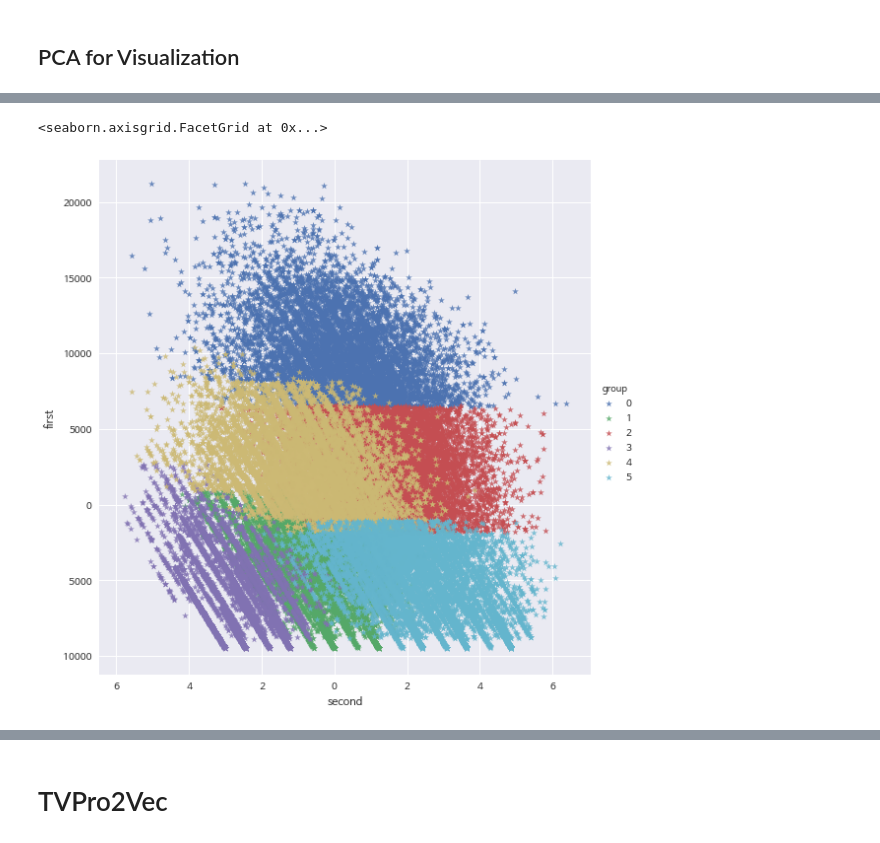
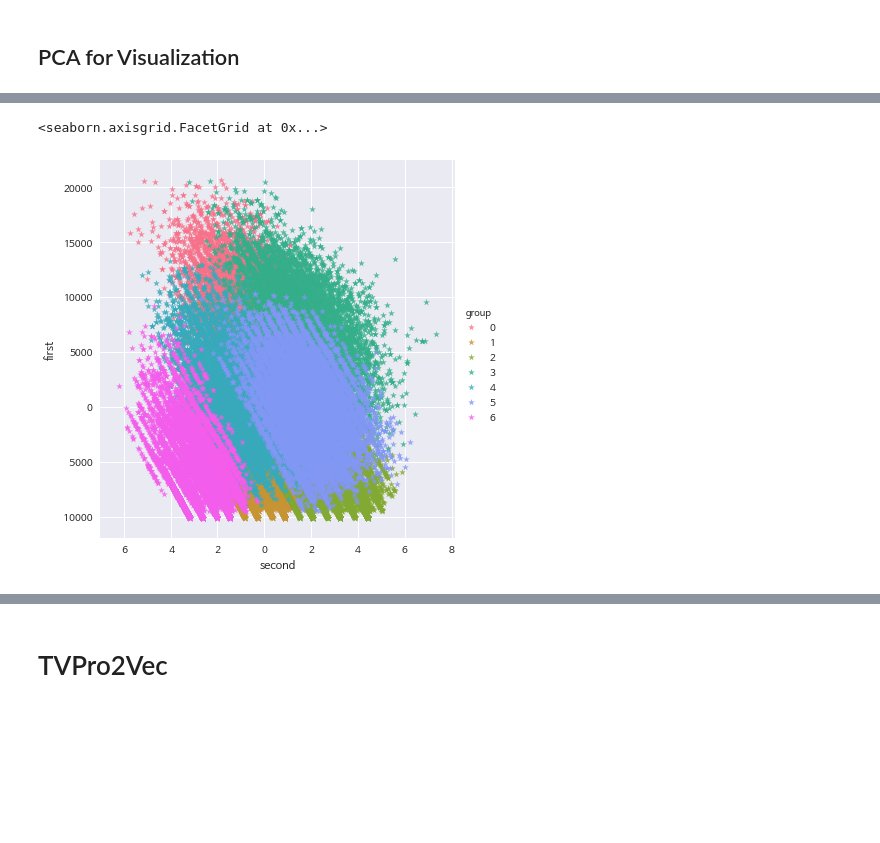
Before and after one commit to ryuqae/SBS, a Jupyter notebook: STEP4_Viewer Clustering.ipynb, the cells around one changed output, grey strips where cells are left out. Cells and saved outputs as stored; diff of their text form; code cells hidden in the pictures; blank space fills up the shorter version.

```diff
--- a/STEP4_Viewer Clustering.ipynb
+++ b/STEP4_Viewer Clustering.ipynb
@@ -57,3 +57,6 @@ prime = tidy_df[(tidy_df.시청시작시간.dt.hour >= 17)
                ].copy()
+# %%
+prime.가중치 = prime.가중치.astype(float)
+prime.연령 = prime.연령.astype(int)
 # %%
 prime['장르'] = prime.방송사 + '_' + prime.대분류
@@ -84,7 +73,8 @@ agg_ = {
     '프로그램명' : lambda x: set(x),
     '방송사' : lambda x: set(x),
     '프로그램시청시간' : sum,
-    '장르' : lambda x: tuple(x)
+    '장르' : lambda x: tuple(x),
+    '가중치' : lambda x: np.mean(x)
        }
 # %%
 temp = prime.groupby(['기간', '일자', '요일', 'ID']).agg(agg_)
@@ -143,7 +125,7 @@ vec_extend = temp[['프로그램시청시간',
       '시청프로그램수',
       '시청채널수']]
 
-vec = temp[['프로그램시청시간', '진입시간대']]
+vec = temp[['이탈시간대', '진입시간대', '시청채널수']]
 # %%
 def scaler(df, stype='s'):
     if stype == 's':
@@ -204,5 +186,5 @@ Finished Learning:  0:00:25.096544
 # %%
-num_groups = 6
+num_groups = 7
 idx = num_groups - 2
 # %%
 elbow(awss, kIdx=idx)
@@ -231,9 +213,9 @@ sns.lmplot("second", "first", data=projection, fit_reg=False, size=8, markers='*
 # %%
 sns.lmplot("second", "first", data=projection,
-           fit_reg=False, size=8, hue="group", legend=True, markers='*')
+           fit_reg=False, size=6, hue="group", legend=True, markers='*')
 # %% [output]
 <seaborn.axisgrid.FacetGrid at 0x...>
-[figure, old version]
+[figure, new version]
 # %%
 # for idx in range(max(labs[4]) + 1):
 clustered = pd.concat(list(map(lambda x: pd.DataFrame(temp[labs[idx] == x].describe().loc['mean']),
```
Also changed, not shown: parts of 69 cells of this notebook, 1 other file.
